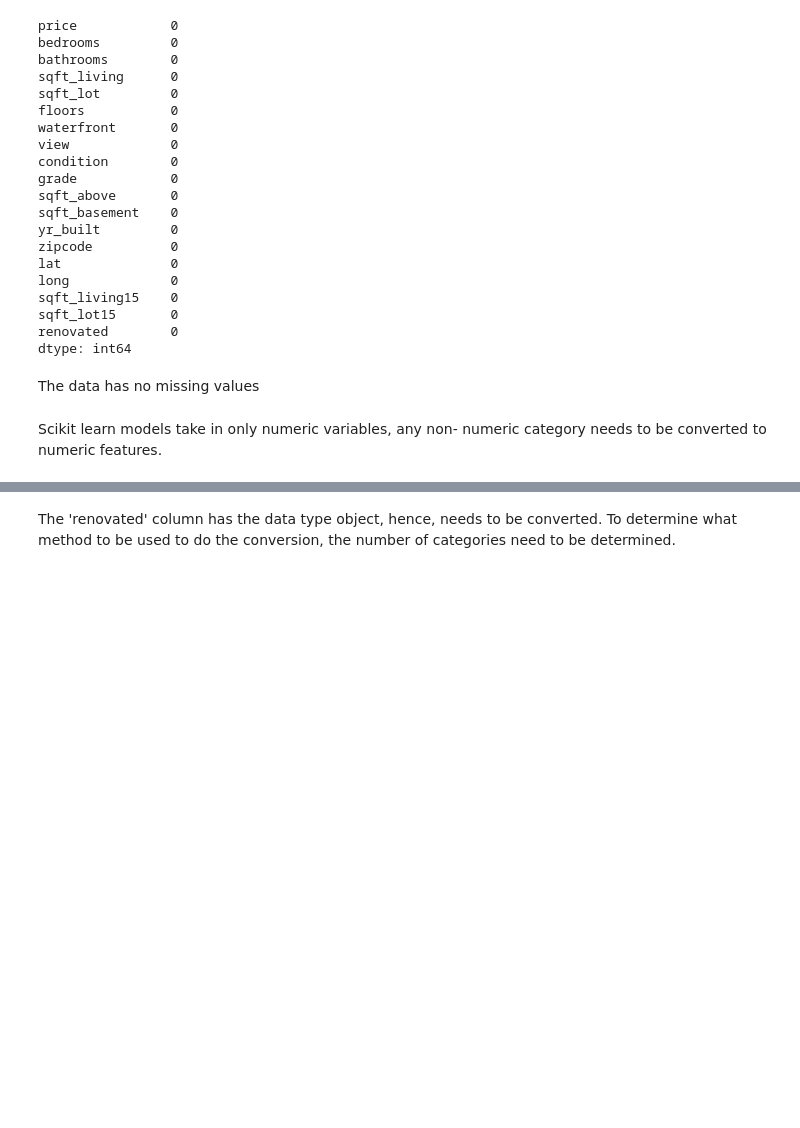
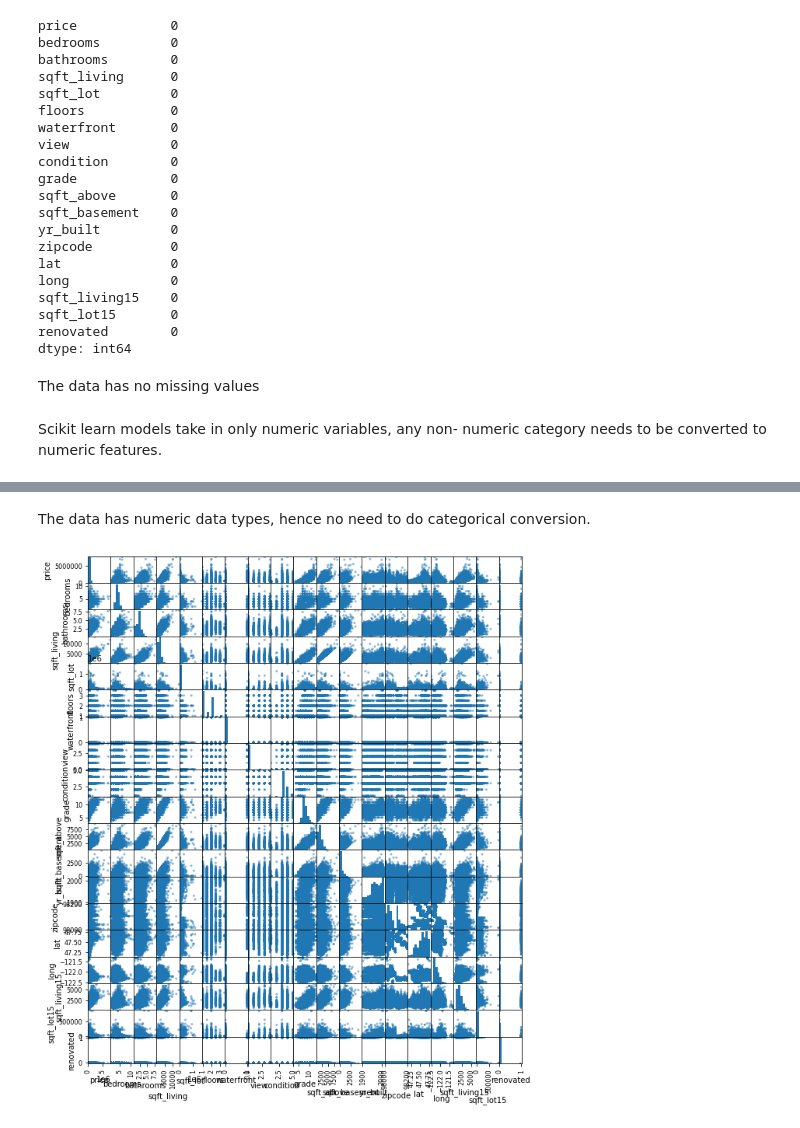
Before and after one commit to Mercy-Njambi/Linear-Regression---King-County-Sales, a Jupyter notebook: KIngCountHouseSalesAnalysisAndModelling.ipynb, the cells around one changed output, grey strips where cells are left out. Cells and saved outputs as stored; diff of their text form; code cells hidden in the pictures; blank space fills up the shorter version.

Commit message:
Modelling pre-processing completed

```diff
--- a/KIngCountHouseSalesAnalysisAndModelling.ipynb
+++ b/KIngCountHouseSalesAnalysisAndModelling.ipynb
@@ -828,2 +830,6 @@ memory usage: 3.1+ MB
-# %% [markdown]
-The 'renovated' column has the data type object, hence, needs to be converted. To determine what method to be used to do the conversion, the number of categories need to be determined.
+# %% [markdown]
+The data has numeric data types, hence no need to do categorical conversion.
+# %%
+pd.plotting.scatter_matrix(model_df, figsize=(10,12));
+# %% [output]
+[figure, added]
```
Also changed, not shown: parts of 49 cells of this notebook.
